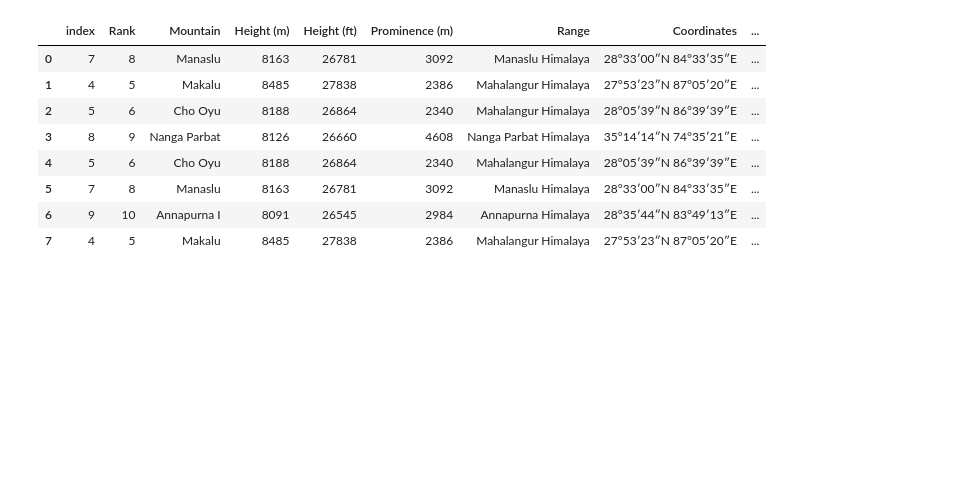
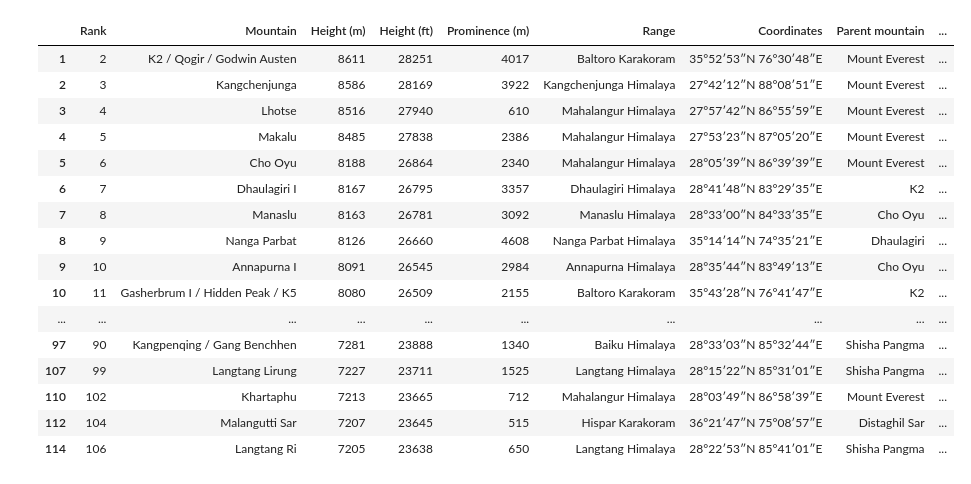
Before and after one commit to skazimax/DS, a Jupyter notebook: Python/Mountains_bonus.ipynb, the cells around one changed output. Cells and saved outputs as stored; diff of their text form; code cells hidden in the pictures; blank space fills up the shorter version.

```diff
--- a/Python/Mountains_bonus.ipynb
+++ b/Python/Mountains_bonus.ipynb
@@ -3,6 +3,6 @@ import pandas as pd
 # %%
 data=pd.read_csv('Mountains.csv')
 # %%
-dataNew=data.groupby('Parent mountain').size()
+data['Count']=data.groupby(['Parent mountain']).transform('count')
 # %%
-mask=dataNew[dataNew>3]
+mask=data.Count>3
@@ -13,12 +9,20 @@ dataNew.reset_index(inplace=True)
-# %%
-dataNew
-# %% [output]
-|  | index | Rank | Mountain | Height (m) | Height (ft) | Prominence (m) | Range | Coordinates | ... |
-| 0 | 7 | 8 | Manaslu | 8163 | 26781 | 3092 | Manaslu Himalaya | 28°33′00″N 84°33′35″E﻿ | ... |
-| 1 | 4 | 5 | Makalu | 8485 | 27838 | 2386 | Mahalangur Himalaya | 27°53′23″N 87°05′20″E﻿ | ... |
-| 2 | 5 | 6 | Cho Oyu | 8188 | 26864 | 2340 | Mahalangur Himalaya | 28°05′39″N 86°39′39″E﻿ | ... |
-| 3 | 8 | 9 | Nanga Parbat | 8126 | 26660 | 4608 | Nanga Parbat Himalaya | 35°14′14″N 74°35′21″E﻿ | ... |
-| 4 | 5 | 6 | Cho Oyu | 8188 | 26864 | 2340 | Mahalangur Himalaya | 28°05′39″N 86°39′39″E﻿ | ... |
-| 5 | 7 | 8 | Manaslu | 8163 | 26781 | 3092 | Manaslu Himalaya | 28°33′00″N 84°33′35″E﻿ | ... |
-| 6 | 9 | 10 | Annapurna I | 8091 | 26545 | 2984 | Annapurna Himalaya | 28°35′44″N 83°49′13″E﻿ | ... |
-| 7 | 4 | 5 | Makalu | 8485 | 27838 | 2386 | Mahalangur Himalaya | 27°53′23″N 87°05′20″E﻿ | ... |
+# %%
+data[mask]
+# %% [output]
+|  | Rank | Mountain | Height (m) | Height (ft) | Prominence (m) | Range | Coordinates | Parent mountain | ... |
+| 1 | 2 | K2 / Qogir / Godwin Austen | 8611 | 28251 | 4017 | Baltoro Karakoram | 35°52′53″N 76°30′48″E﻿ | Mount Everest | ... |
+| 2 | 3 | Kangchenjunga | 8586 | 28169 | 3922 | Kangchenjunga Himalaya | 27°42′12″N 88°08′51″E﻿ | Mount Everest | ... |
+| 3 | 4 | Lhotse | 8516 | 27940 | 610 | Mahalangur Himalaya | 27°57′42″N 86°55′59″E﻿ | Mount Everest | ... |
+| 4 | 5 | Makalu | 8485 | 27838 | 2386 | Mahalangur Himalaya | 27°53′23″N 87°05′20″E﻿ | Mount Everest | ... |
+| 5 | 6 | Cho Oyu | 8188 | 26864 | 2340 | Mahalangur Himalaya | 28°05′39″N 86°39′39″E﻿ | Mount Everest | ... |
+| 6 | 7 | Dhaulagiri I | 8167 | 26795 | 3357 | Dhaulagiri Himalaya | 28°41′48″N 83°29′35″E﻿ | K2 | ... |
+| 7 | 8 | Manaslu | 8163 | 26781 | 3092 | Manaslu Himalaya | 28°33′00″N 84°33′35″E﻿ | Cho Oyu | ... |
+| 8 | 9 | Nanga Parbat | 8126 | 26660 | 4608 | Nanga Parbat Himalaya | 35°14′14″N 74°35′21″E﻿ | Dhaulagiri | ... |
+| 9 | 10 | Annapurna I | 8091 | 26545 | 2984 | Annapurna Himalaya | 28°35′44″N 83°49′13″E﻿ | Cho Oyu | ... |
+| 10 | 11 | Gasherbrum I / Hidden Peak / K5 | 8080 | 26509 | 2155 | Baltoro Karakoram | 35°43′28″N 76°41′47″E﻿ | K2 | ... |
+| ... | ... | ... | ... | ... | ... | ... | ... | ... | ... |
+| 97 | 90 | Kangpenqing / Gang Benchhen | 7281 | 23888 | 1340 | Baiku Himalaya | 28°33′03″N 85°32′44″E﻿ | Shisha Pangma | ... |
+| 107 | 99 | Langtang Lirung | 7227 | 23711 | 1525 | Langtang Himalaya | 28°15′22″N 85°31′01″E﻿ | Shisha Pangma | ... |
+| 110 | 102 | Khartaphu | 7213 | 23665 | 712 | Mahalangur Himalaya | 28°03′49″N 86°58′39″E﻿ | Mount Everest | ... |
+| 112 | 104 | Malangutti Sar | 7207 | 23645 | 515 | Hispar Karakoram | 36°21′47″N 75°08′57″E﻿ | Distaghil Sar | ... |
+| 114 | 106 | Langtang Ri | 7205 | 23638 | 650 | Langtang Himalaya | 28°22′53″N 85°41′01″E﻿ | Shisha Pangma | ... |
```
Also changed, not shown: parts of 2 cells of this notebook, 1 other file.
